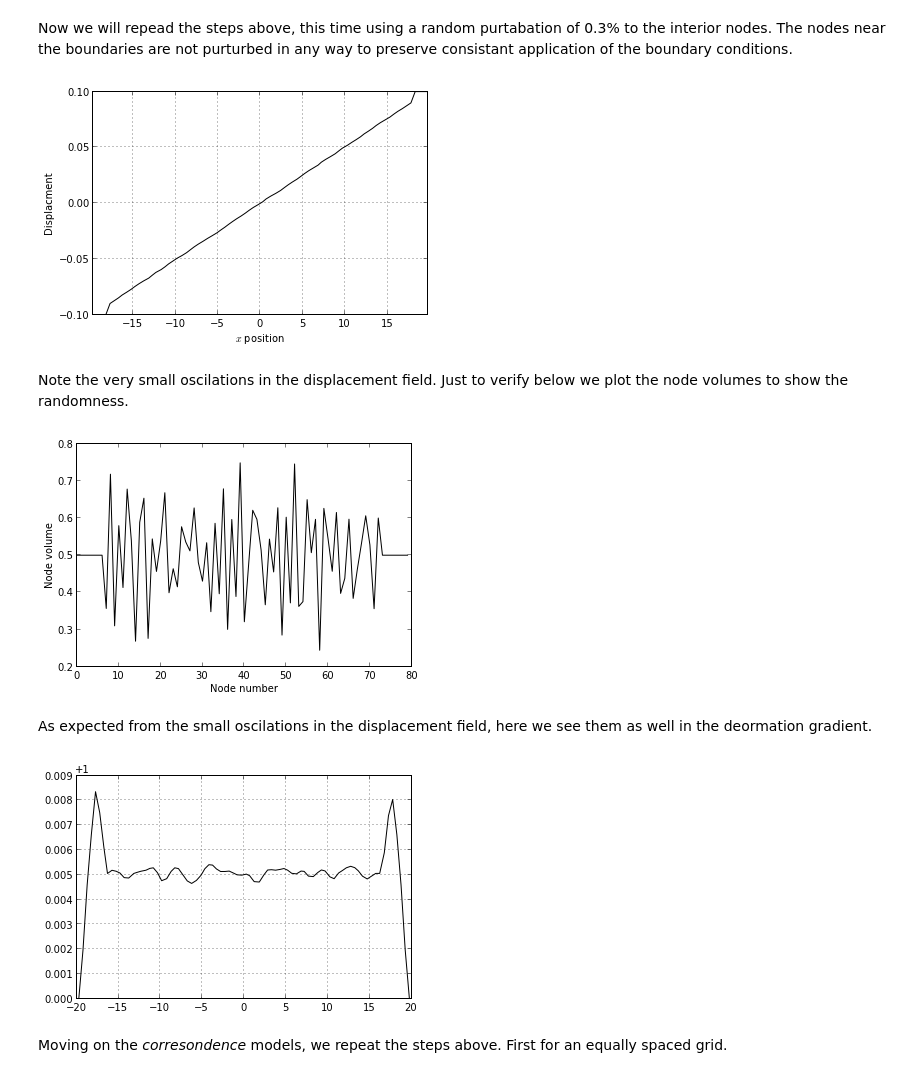
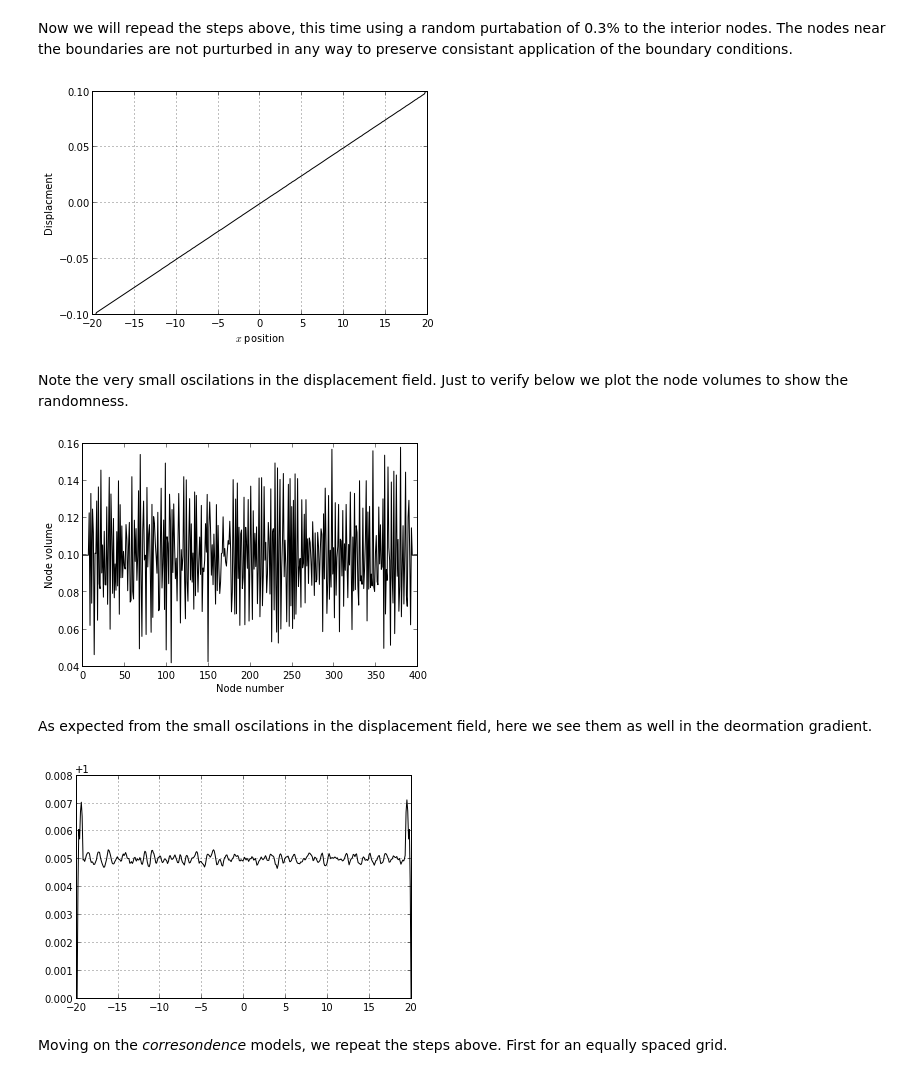
Before and after one commit to johntfoster/1DPDpy, a Jupyter notebook: PD1D.ipynb, the cells around one changed output. Drawn from its saved outputs; the diff is of its cells as text; code cells hidden in the pictures.

```diff
--- a/PD1D.ipynb
+++ b/PD1D.ipynb
@@ -140,21 +140,21 @@ plt.xlabel('$x$ position');
 Now we will repead the steps above, this time using a random purtabation of 0.3% to the interior nodes.  The nodes near the boundaries are not purturbed in any way to preserve consistant application of the boundary conditions.
 # %%
 fixed_length = 40
-delta_x = 0.5
+delta_x = 0.1
 fixed_horizon = 3.5 * delta_x
 
 problem2 = PD_Problem(bar_length=fixed_length, number_of_elements=(fixed_length/delta_x),
                       horizon=fixed_horizon, constitutive_model_flag='LPS', randomization_factor=0.3)
 problem2.solve(prescribed_displacement=0.1)
 disp2 = problem2.get_solution()
 nodes2 = problem2.get_nodes()
 plt.plot(nodes2, disp2, 'k-');
 plt.grid(b=True);
 plt.axis('tight');
 plt.ylabel('Displacment');
 plt.xlabel('$x$ position');
 # %% [output]
-[figure, old version]
+[figure, new version]
 # %% [markdown]
 Note the very small oscilations in the displacement field.  Just to verify below we plot the node volumes to show the randomness.
 # %%
@@ -162,7 +162,7 @@ plt.plot(range(len(nodes2)), problem2.lengths, 'k-');
 plt.ylabel('Node volume');
 plt.xlabel('Node number');
 # %% [output]
-[figure, old version]
+[figure, new version]
 # %% [markdown]
 As expected from the small oscilations in the displacement field, here we see them as well in the deormation gradient.
 # %%
@@ -171,7 +171,7 @@ plt.plot(nodes2, def_grad2, 'k-');
 plt.grid(b=True);
 plt.axis();
 # %% [output]
-[figure, old version]
+[figure, new version]
 # %% [markdown]
 Moving on the *corresondence* models, we repeat the steps above.  First for an equally spaced grid.
 # %%
```
Also changed, not shown: parts of 4 cells of this notebook.
